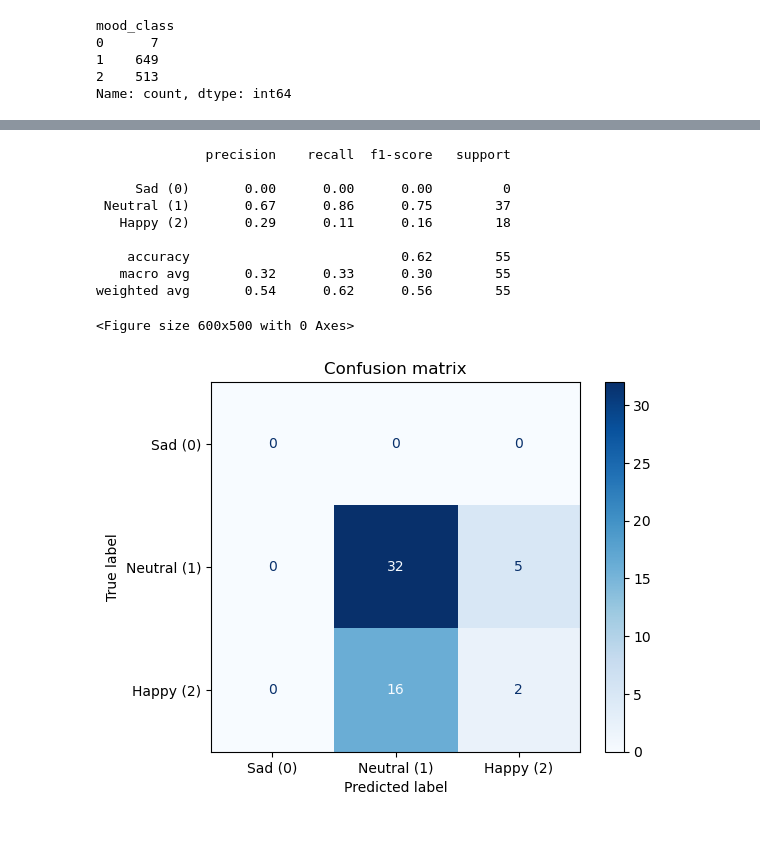
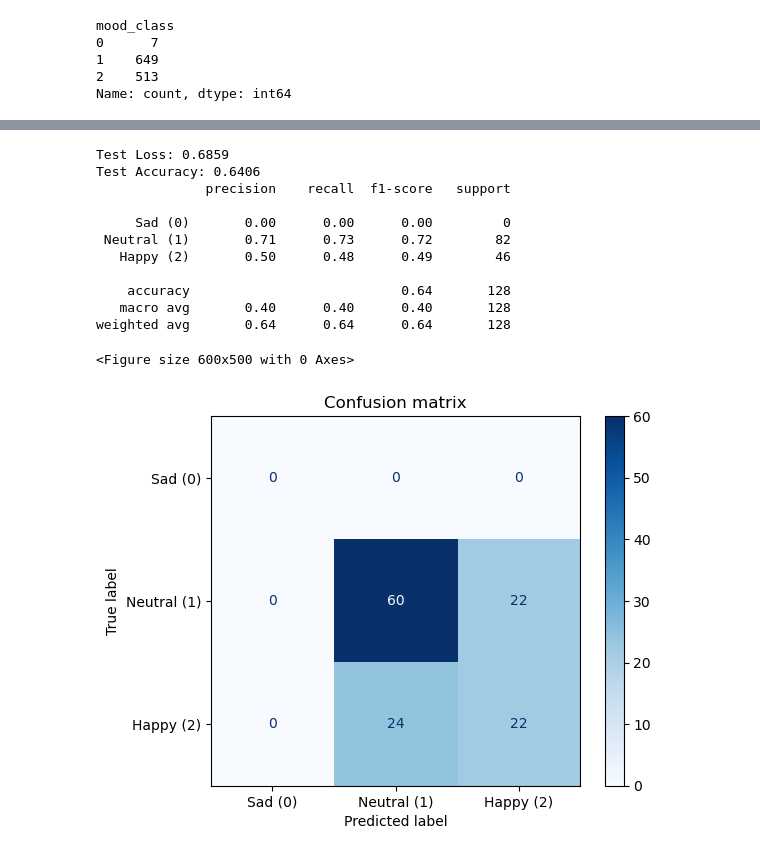
Before and after one commit to youpze/Data-Mining, a Jupyter notebook: LSTM.ipynb, the cells around one changed output, grey strips where cells are left out. Cells and saved outputs as stored; diff of their text form; code cells hidden in the pictures.

```diff
--- a/LSTM.ipynb
+++ b/LSTM.ipynb
@@ -263,0 +130,5 @@ y_true = y_test[time_steps - 1:]
+# %%
+list_names = df['id'].unique()
+train_names = list_names[:21]
+val_names = list_names[21:24]
+test_names = list_names[24:27]
@@ -263,0 +228,3 @@ y_true = y_test[time_steps - 1:]
+# %%
+best_hps = tuner.get_best_hyperparameters(num_trials=1)[0]
+print("Best Hyperparameters Dictionary:", best_hps.values)
@@ -263,0 +233,4 @@ y_true = y_test[time_steps - 1:]
+# %%
+# Train the model with the best hyperparameters
+best_model = tuner.hypermodel.build(best_hps)
+history = best_model.fit(X_train, y_train_cat, epochs=40, batch_size=32, validation_data=(X_val, y_val_cat))
@@ -263,0 +256,9 @@ y_true = y_test[time_steps - 1:]
+# %%
+# Extract true labels from the test_dataset:
+y_true = np.argmax(y_test_cat, axis=1)
+
+# Get predicted probabilities (y_pred_probs) using X_test:
+y_pred_probs = best_model.predict(X_test)
+
+# Convert predicted probabilities to class labels (y_pred):
+y_pred = np.argmax(y_pred_probs, axis=1)
@@ -264,30 +267,38 @@ y_true = y_test[time_steps - 1:]
 # %%
 expected_labels = [0, 1, 2]
 target_names = ['Sad (0)', 'Neutral (1)', 'Happy (2)']
 
-# classification
+# Evaluating the code using X_test and y_test_cat
+loss, acc = best_model.evaluate(X_test, y_test_cat, verbose=0) # Added verbose=0 to suppress output
+
+print(f"Test Loss: {loss:.4f}")
+print(f"Test Accuracy: {acc:.4f}")
+
+# Classification report
 print(classification_report(y_true, y_pred,
-                          labels=expected_labels,
-                          target_names=target_names,
-                          zero_division=0))
+                            labels=expected_labels,
+                            target_names=target_names,
+                            zero_division=0))
 
-# confusion matrix
+# Confusion matrix
 cm = confusion_matrix(y_true, y_pred, labels=expected_labels)
 disp = ConfusionMatrixDisplay(confusion_matrix=cm, display_labels=target_names)
 
 plt.figure(figsize=(6, 5))
 disp.plot(cmap='Blues', values_format='d')
 plt.title("Confusion matrix")
 plt.show()
 # %% [output]
+Test Loss: 0.6859
+Test Accuracy: 0.6406
               precision    recall  f1-score   support
 
      Sad (0)       0.00      0.00      0.00         0
- Neutral (1)       0.67      0.86      0.75        37
-   Happy (2)       0.29      0.11      0.16        18
+ Neutral (1)       0.71      0.73      0.72        82
+   Happy (2)       0.50      0.48      0.49        46
 
-    accuracy                           0.62        55
-   macro avg       0.32      0.33      0.30        55
-weighted avg       0.54      0.62      0.56        55
+    accuracy                           0.64       128
+   macro avg       0.40      0.40      0.40       128
+weighted avg       0.64      0.64      0.64       128
 <Figure size 600x500 with 0 Axes>
-[figure, old version]
+[figure, new version]
```
Also changed, not shown: parts of 29 cells of this notebook.
